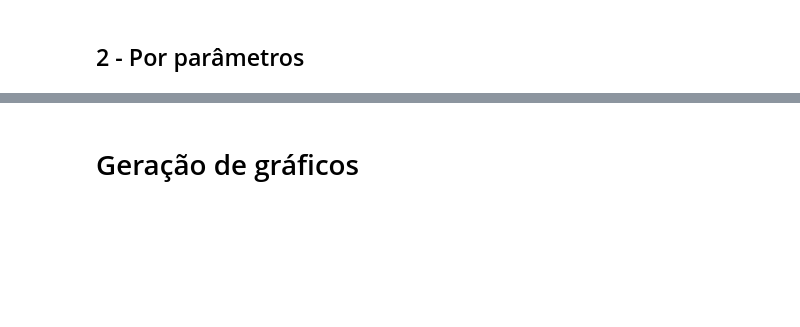
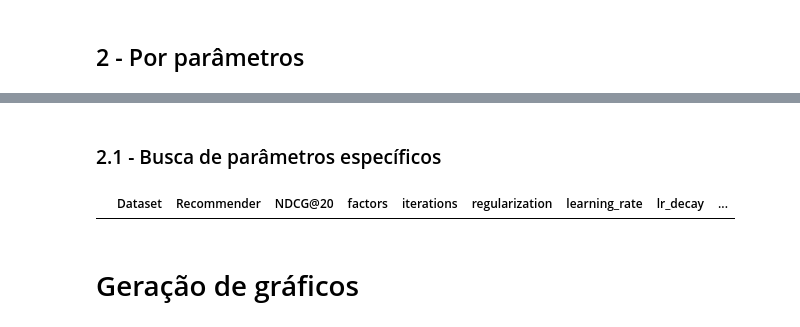
Before and after one commit to UFSCar-LaSID/tai2vec, a Jupyter notebook: Graficos_Bracis.ipynb, the cells around one changed output, grey strips where cells are left out. Drawn from its saved outputs; the diff is of its cells as text; code cells hidden in the pictures; blank space fills up the shorter version.

```diff
--- a/Graficos_Bracis.ipynb
+++ b/Graficos_Bracis.ipynb
@@ -159,3 +129,38 @@ metrics_per_parameter(metrics_df, 'all', ['learning_rate'])
+# %% [markdown]
+### 2.1 - Busca de parâmetros específicos
+# %%
+def filter_rows(df, conditions):
+    query = " & ".join([f'({col} == {repr(val)})' for col, val in conditions.items()])
+    return df.query(query)
+
+
+#---------------------
+
+#real
+#learning_rate=0.0025@lr_decay=0.92@negative_exp=1@regularization=1e-06@subsample=0.001@w_size=-1@epochs=10
+#0.015631
+
+#ideal
+#learning_rate=0.0025@lr_decay=0.92@negative_exp=1@regularization=1e-06@subsample=0.001@w_size=-1@epochs=10
+#0.027719
+
+
+#ideal ajustado
+
+
+conditions = {
+              'lr_decay': '0.92',
+              'negative_exp': '1',
+              'epochs': '10',
+              'learning_rate': '0.0025',
+              'w_size': '-1',
+              'subsample': '0.001',
+             }
+
+filtered_df = filter_rows(metrics_df, conditions)
+display(filtered_df)
+# %% [output]
+|  | Dataset | Recommender | NDCG@20 | factors | iterations | regularization | learning_rate | lr_decay | ... |
 # %% [markdown]
 # Geração de gráficos
 # %%
```
Also changed, not shown: parts of 15 cells of this notebook, 16 other files.
